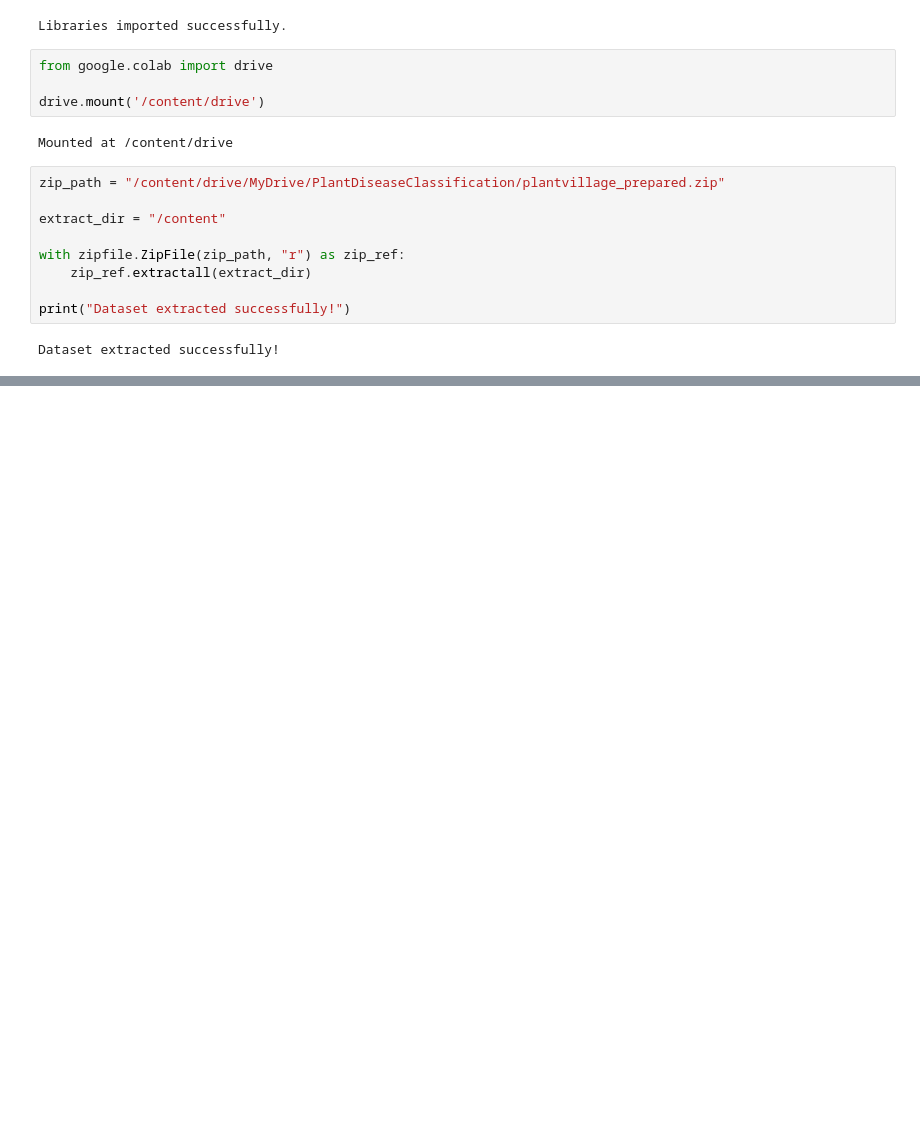
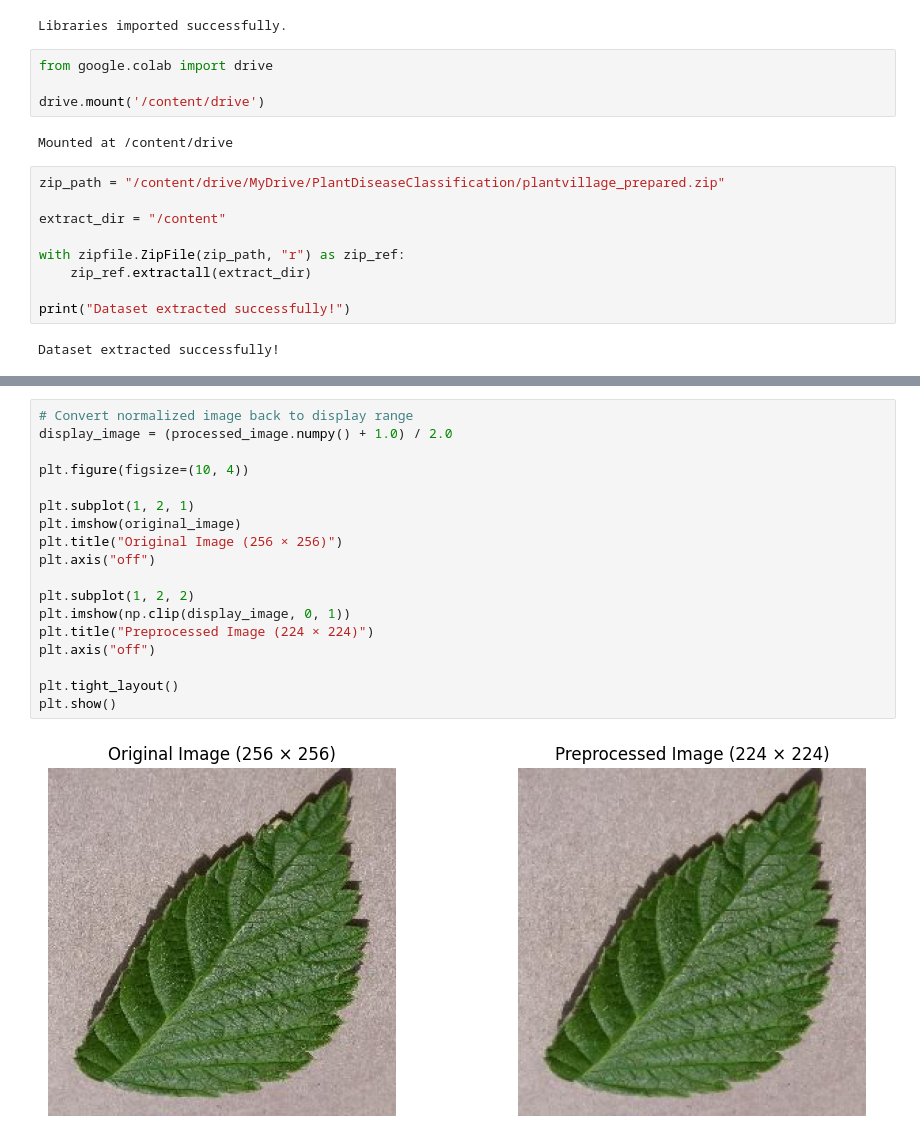
Before and after one commit to Janviere-dev/leaflens-plant-disease-classification, a Jupyter notebook: notebooks/02_model_training.ipynb, the cells around one changed output, grey strips where cells are left out. Drawn from its saved outputs; the diff is of its cells as text; blank space fills up the shorter version.

```diff
--- a/notebooks/02_model_training.ipynb
+++ b/notebooks/02_model_training.ipynb
@@ -90,0 +256,20 @@ Dataset extracted successfully!
+# %%
+# Convert normalized image back to display range
+display_image = (processed_image.numpy() + 1.0) / 2.0
+
+plt.figure(figsize=(10, 4))
+
+plt.subplot(1, 2, 1)
+plt.imshow(original_image)
+plt.title("Original Image (256 × 256)")
+plt.axis("off")
+
+plt.subplot(1, 2, 2)
+plt.imshow(np.clip(display_image, 0, 1))
+plt.title("Preprocessed Image (224 × 224)")
+plt.axis("off")
+
+plt.tight_layout()
+plt.show()
+# %% [output]
+[figure, added]
```
Also changed, not shown: parts of 22 cells of this notebook.
